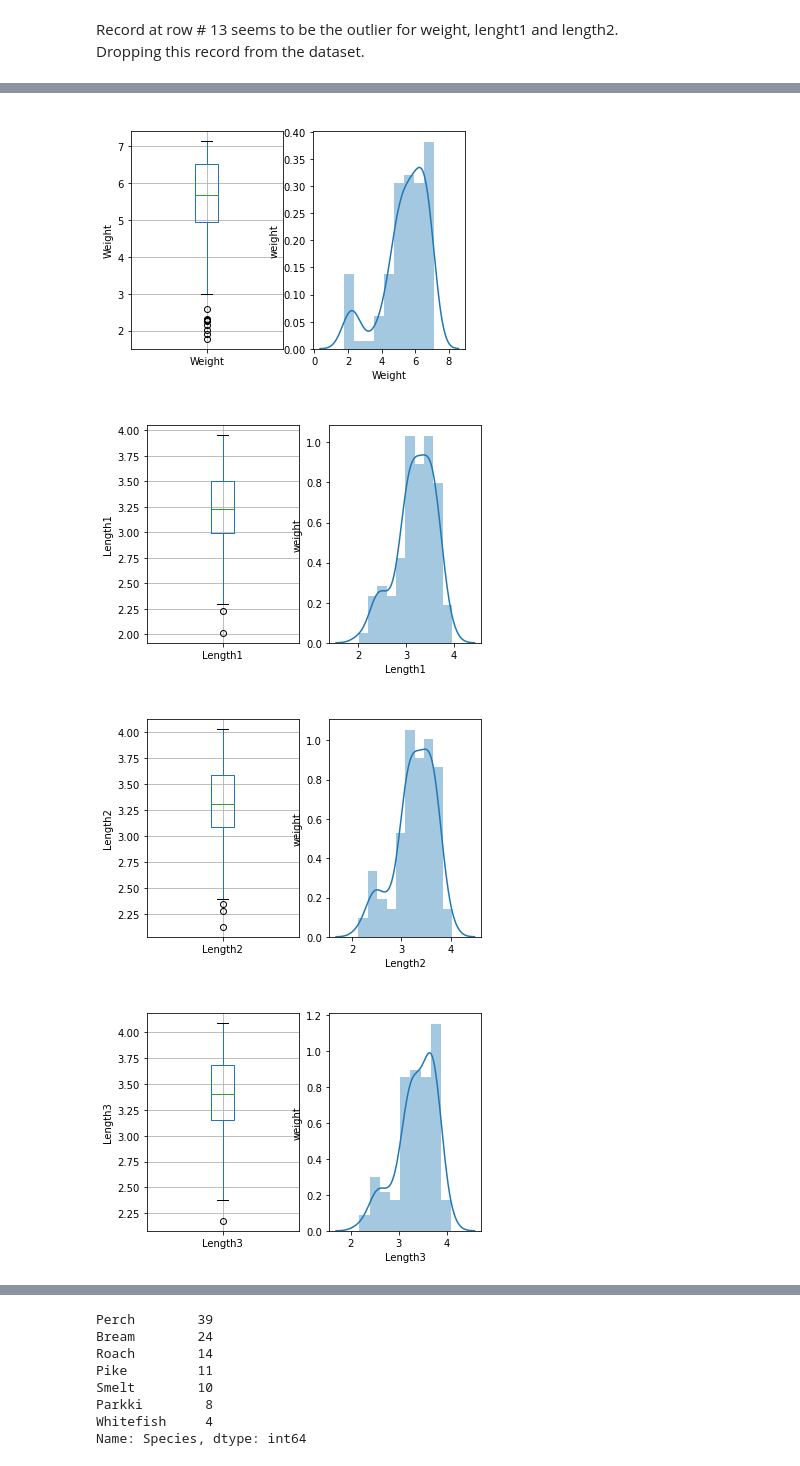
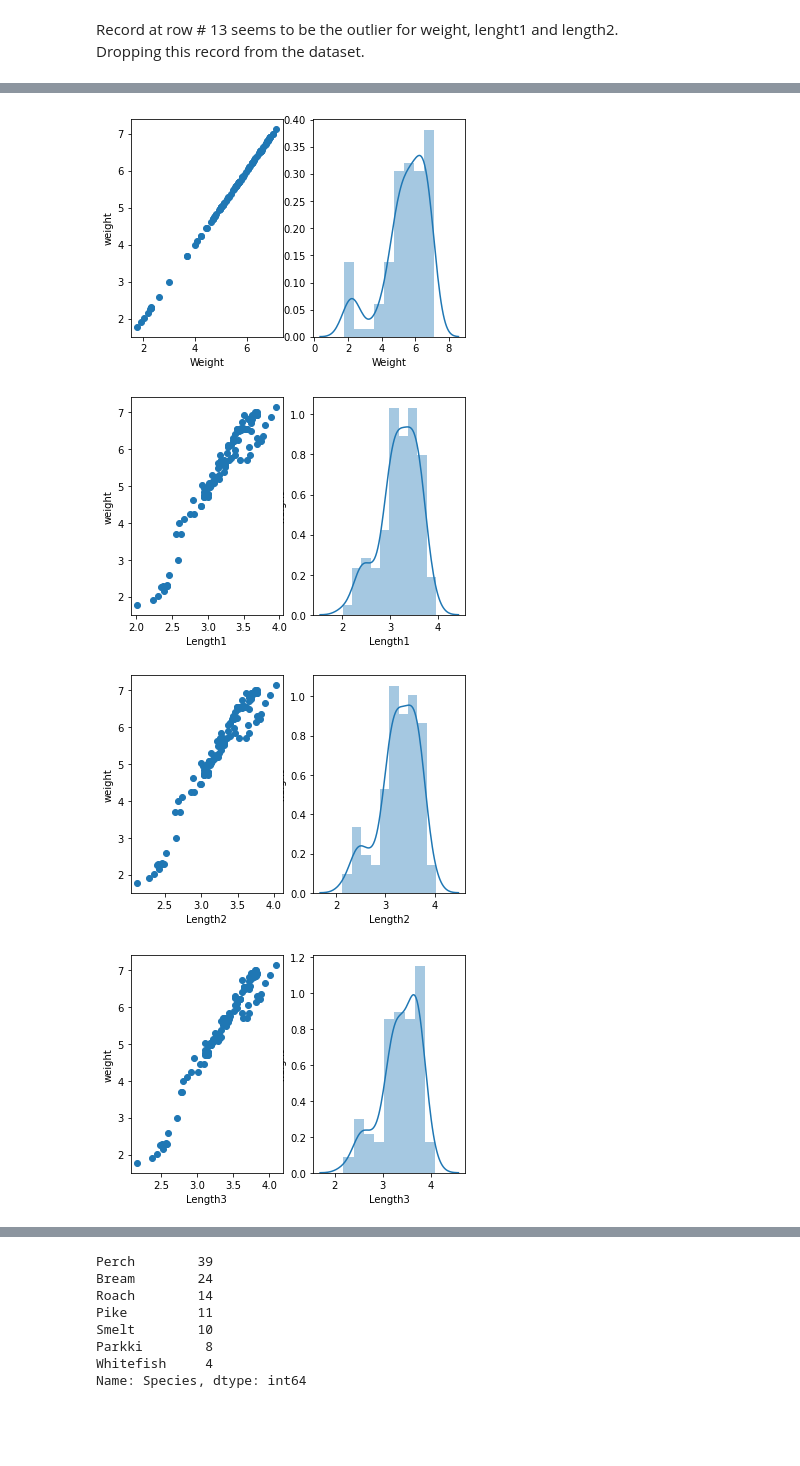
Before and after one commit to esharma3/fish_weight_prediction_machine_learning, a Jupyter notebook: data_analysis_and_model_selection.ipynb, the cells around one changed output, grey strips where cells are left out. Saved outputs shown, nothing was run; the diff lists cells and outputs as text; code cells hidden in the pictures; blank space fills up the shorter version.

```diff
--- a/data_analysis_and_model_selection.ipynb
+++ b/data_analysis_and_model_selection.ipynb
@@ -200,24 +203,26 @@ fish_data["Width"] = np.log(fish_data["Width"])
 # %% [output]
 [interactive output not drawn]
 # %%
-# checking for outliers and distribution
+# rechecking the linear relationships and distributions
 
 numerical = ["Weight", "Length1", "Length2", "Length3", "Height", "Width"]
 
 for feature in numerical:
-    plt.subplot(1, 2, 1)
-    fig = fish_data.boxplot(column=feature)
-    fig.set_title(" ")
-    fig.set_ylabel(feature)
 
     plt.subplot(1, 2, 2)
     fig = sns.distplot(fish_data[feature])
     fig.set_ylabel("weight")
     fig.set_xlabel(feature)
 
+    plt.subplot(1, 2, 1)
+    plt.scatter(x=fish_data[feature], y=fish_data["Weight"])
+    plt.xlabel(feature)
+    plt.ylabel("weight")
     plt.show()
+
+    plt.show()
 # %% [output]
-[figure, old version]
+[figure, new version]
-[figure, old version]
+[figure, new version]
-[figure, old version]
+[figure, new version]
-[figure, old version]
+[figure, new version]
```
Also changed, not shown: parts of 11 cells of this notebook.
